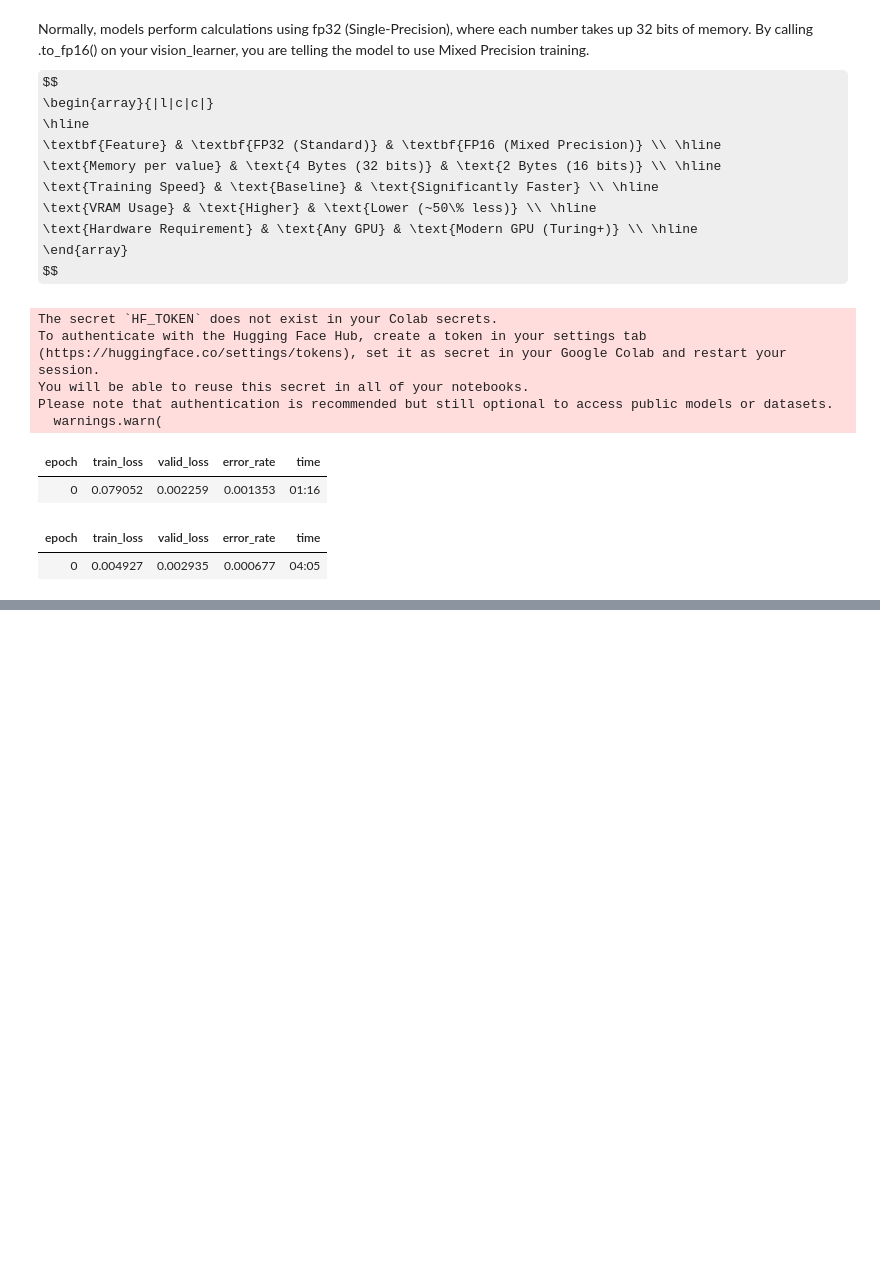
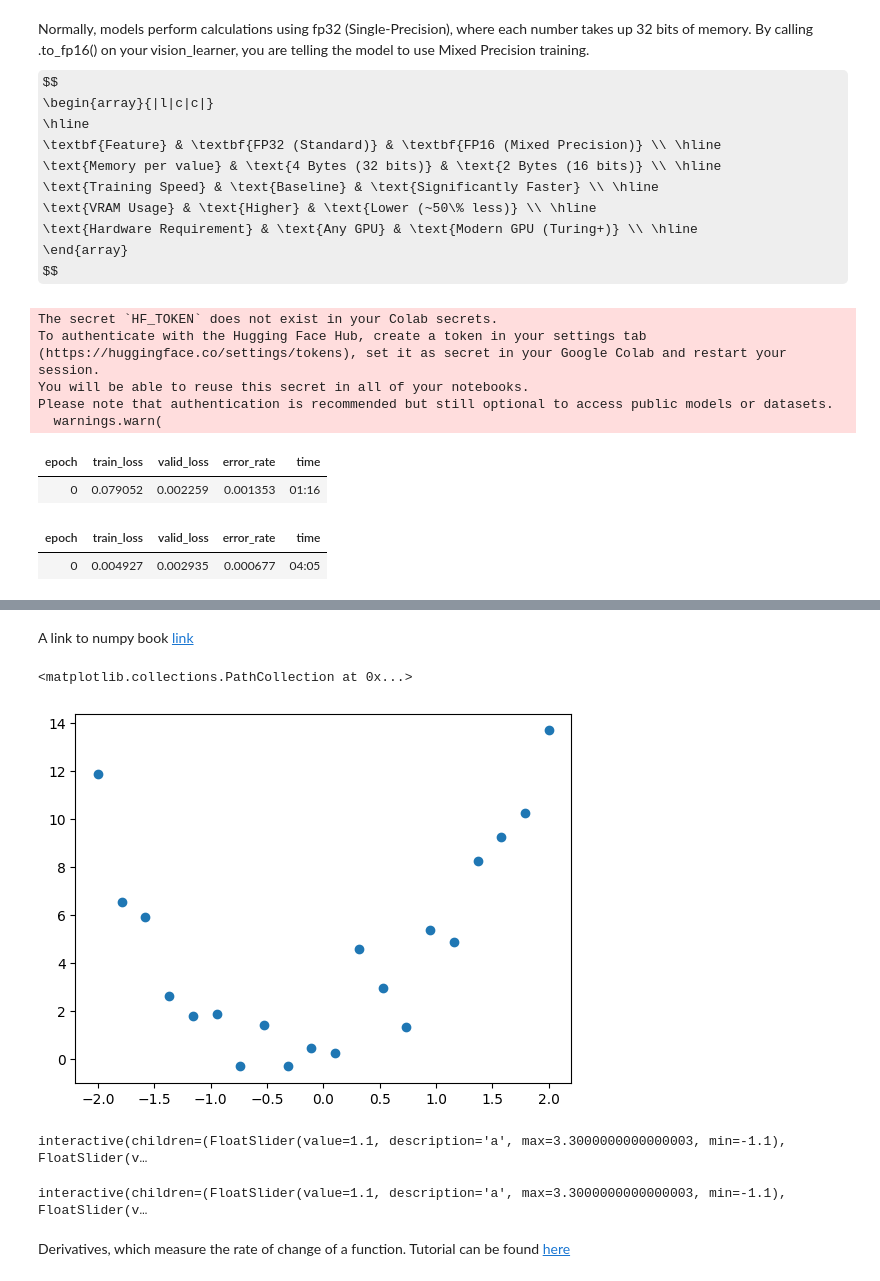
Before and after one commit to AwaisAli37405/Deep_Learning_with_fast_ai, a Jupyter notebook: Deep_Learning_fast_ai.ipynb, the cells around one changed output, grey strips where cells are left out. Drawn from its saved outputs; the diff is of its cells as text; code cells hidden in the pictures; some formulas as TeX source; blank space fills up the shorter version.

```diff
--- a/Deep_Learning_fast_ai.ipynb
+++ b/Deep_Learning_fast_ai.ipynb
@@ -127,0 +265,22 @@ Please note that authentication is recommended but still optional to access publ
+# %%
+def noise(x, scale): return np.random.normal(scale=scale, size=x.shape)
+def add_noise(x, mult, add): return x * (1+noise(x,mult)) + noise(x,add)
+# %%
+np.random.seed(42)
+
+x = torch.linspace(-2, 2, steps=20)[:,None]
+y = add_noise(f(x), 0.15, 1.5)
+# %% [markdown]
+A link to numpy book [link](https://wesmckinney.com/book/)
+# %%
+plt.scatter(x,y)
+# %% [output]
+<matplotlib.collections.PathCollection at 0x...>
+[figure, added]
+# %%
+@interact(a=1.1, b=1.1, c=1.1)
+def plot_quad(a, b, c):
+    plt.scatter(x,y)
+    plotting(mk_quad(a,b,c))
+# %% [output]
+interactive(children=(FloatSlider(value=1.1, description='a', max=3.3000000000000003, min=-1.1), FloatSlider(v…
@@ -127,0 +289,11 @@ Please note that authentication is recommended but still optional to access publ
+# %%
+@interact(a=1.1, b=1.1, c=1.1)
+def plot_quad(a, b, c):
+    f = mk_quad(a,b,c)
+    plt.scatter(x,y)
+    loss = mae(f(x), y)
+    plotting(f,Title = (f'Loss: {loss:.2f}'))
+# %% [output]
+interactive(children=(FloatSlider(value=1.1, description='a', max=3.3000000000000003, min=-1.1), FloatSlider(v…
+# %% [markdown]
+Derivatives, which measure the rate of change of a function. Tutorial can be found [here](https://www.youtube.com/playlist?list=PLybg94GvOJ9ELZEe9s2NXTKr41Yedbw7M)
```
Also changed, not shown: parts of 22 cells of this notebook.
